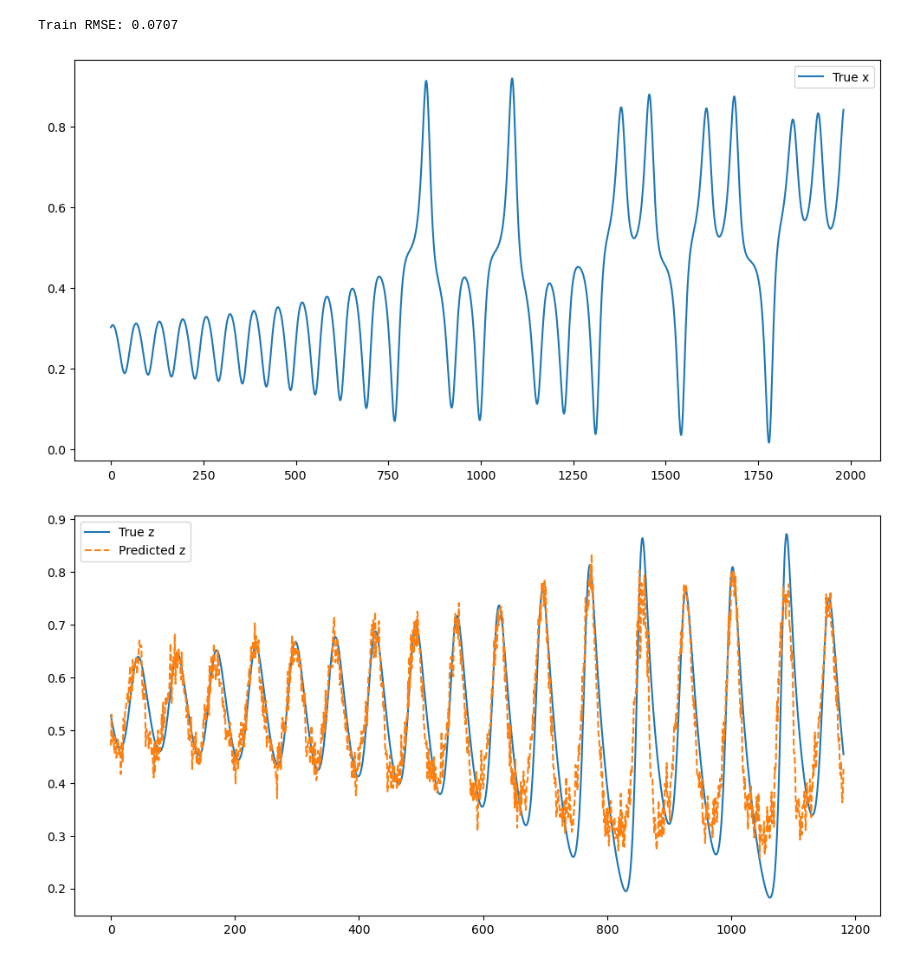
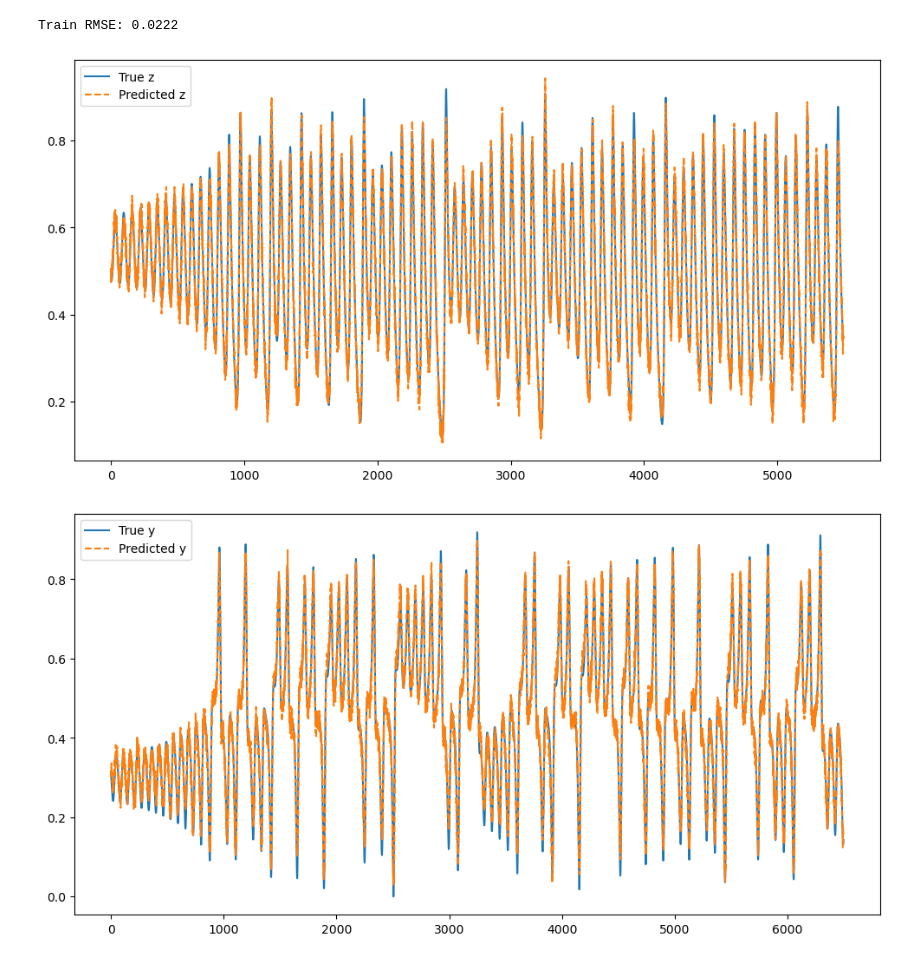
Before and after one commit to econnerty/QESN-Code, a Jupyter notebook: predictions_from_probs.ipynb, the cells around one changed output. Drawn from its saved outputs; the diff is of its cells as text; code cells hidden in the pictures.

```diff
--- a/predictions_from_probs.ipynb
+++ b/predictions_from_probs.ipynb
@@ -51,4 +53,6 @@ test_data.shape
 # %%
+
+
 #random weights on the input data
-#expectation = np.load('./exp_values_60000_shots_14_qubits_rep3_2024-10-15 13:08:01.913400_876.npy')
-expectation = np.load('./expectations_2025-01-19 10:45:19.667516_12_ibm_marrakesh_shots_60000_seed_123123_pts_500_2000_500.npy')
+#expectation = np.load('./exp_values_60000_shots_14_qubits_rep3_2024-10-15 13:08:01.913400_87py')
+expectation = np.load('./exp_values_60000_shots_16_qubits_rep3_2024-09-16 23:15:20.766003_920.npy')
@@ -116,51 +97,45 @@ plt.xlabel('Time Step', fontsize=15)
 # # Show the animation
 # anim.save('QRC_anim.mp4', writer='ffmpeg')
 # %%
-from sklearn.linear_model import LinearRegression,Ridge, Lasso, ElasticNet
+from sklearn.linear_model import LinearRegression,Ridge
 from sklearn.metrics import mean_squared_error,root_mean_squared_error
 from scipy import stats
 
-washout_length = 15
+washout_length = 300
 train_offset = (1+context_length-1)
-test_offset = 800 #How many points should come after the training data
 # Prepare training and test sets
-X_train = expectation[washout_length:-(1+test_offset)]
+X_train = expectation[washout_length:-1]
 
-y_train = train_data[washout_length+train_offset:-(test_offset), 1:]  # Predict the second and third components
+y_train = train_data[washout_length+train_offset:, 1:]  # Predict the second and third components
 
 # Train a ridge regression model
-#Tunine the elastic net parameters is extremely important for getting good results, especially when more qubits are used
-ridge_regressor = ElasticNet(alpha=3e-7, l1_ratio=0.8)#Ridge(alpha=1)#
+ridge_regressor = LinearRegression()
 ridge_regressor.fit(X_train, y_train)
 
 # Predict and evaluate the model
 y_train_pred = ridge_regressor.predict(X_train)
 #y_test_pred = ridge_regressor.predict(test_outputs[:-1])
 
 #Check RMSE
 train_rmse = root_mean_squared_error(y_train, y_train_pred)
 #test_rmse = root_mean_squared_error(test_data[washout_length+1:, 1:], y_test_pred)
 print(f'Train RMSE: {train_rmse:.4f}')
 #print(f'Test RMSE: {test_rmse:.4f}')
 
 #Plot the predicted and true second and third components of the Lorenz system
-plt.figure(figsize=(12, 6))
-plt.plot(train_data[washout_length+train_offset:, 0], label='True x')
-plt.legend()
-plt.show()
 import matplotlib.pyplot as plt
 plt.figure(figsize=(12, 6))
-plt.plot(y_train[:, 1], label='True z')
+plt.plot(train_data[washout_length+train_offset:, 2], label='True z')
 plt.plot(y_train_pred[:,1], label='Predicted z',linestyle='dashed')
 plt.legend()
 plt.show()
 
 plt.figure(figsize=(12, 6))
-plt.plot(y_train[:, 0], label='True y')
+plt.plot(train_data[washout_length+train_offset:, 1], label='True y')
 plt.plot(y_train_pred[:,0], label='Predicted y',linestyle='dashed')
 plt.legend()
-plt.show()
+plt.savefig('lorenz_y_pred.svg')
 # %% [output]
-Train RMSE: 0.0707
+Train RMSE: 0.0222
-[figure, old version]
+[figure, new version]
-[figure, old version]
+[figure, new version]
```
Also changed, not shown: parts of 15 cells of this notebook, 1 other file.
